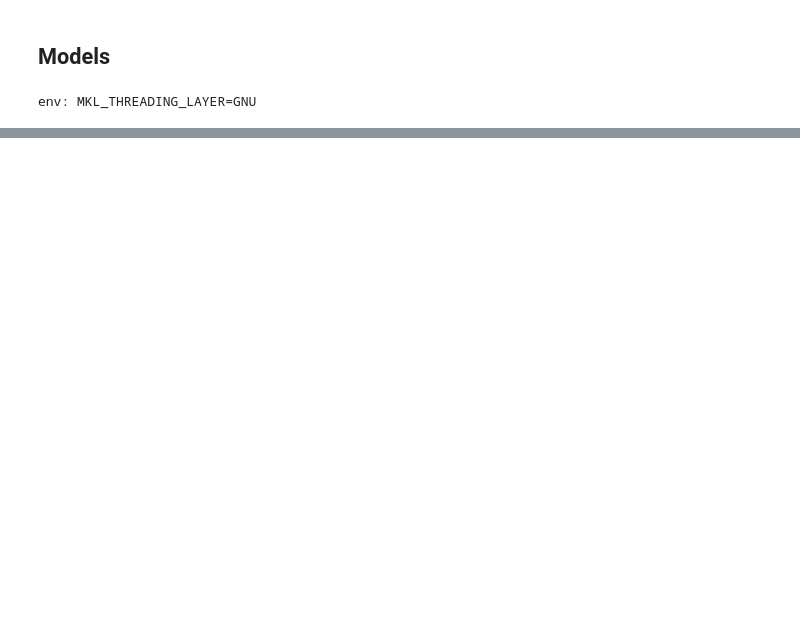
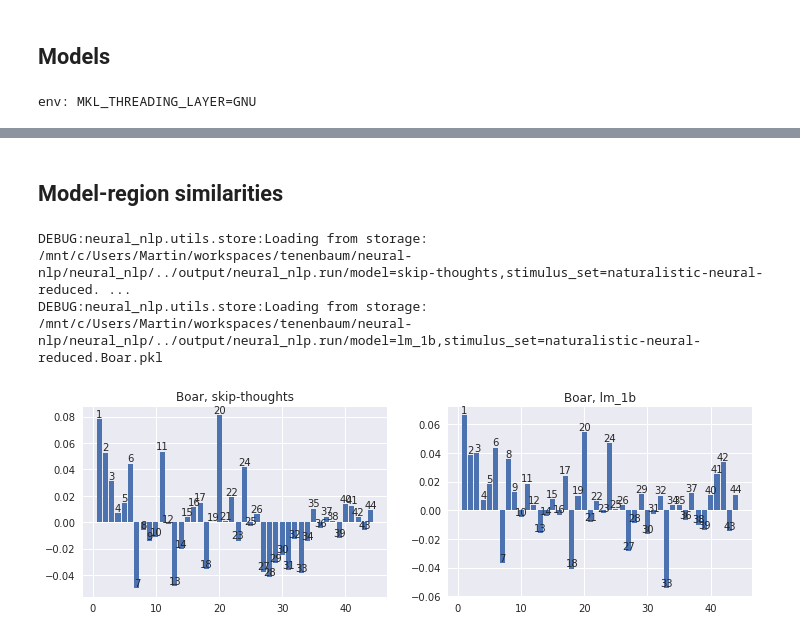
Before and after one commit to mschrimpf/neural-nlp, a Jupyter notebook: results/RDMs.ipynb, the cells around one changed output, grey strips where cells are left out. Drawn from its saved outputs; the diff is of its cells as text; code cells hidden in the pictures; blank space fills up the shorter version.

Commit message:
compute model-model and model-neural scores for the Boar story

```diff
--- a/results/RDMs.ipynb
+++ b/results/RDMs.ipynb
@@ -109,0 +116,24 @@ DEBUG:neural_nlp.utils.store:Loading from storage: /mnt/c/Users/Martin/workspace
+# %%
+import itertools
+import numpy as np
+from mkgu.metrics.rdm import RDM, RDMCorrelationCoefficient
+
+similarity = RDMCorrelationCoefficient()
+model_combinations = list(itertools.combinations(models, 2))
+
+fig, axes = pyplot.subplots(1, len(stories), figsize=(12, 3.5))
+for story, ax in zip(stories, axes):
+    scores = {}
+    for models in model_combinations:
+        encodings = (get_activations(model, 'naturalistic-neural-reduced.{}'.format(story)) for model in models)
+        similarities = [rdm(encoding) for encoding in encodings]
+        score = similarity(*similarities, rdm_dim='stimulus')
+        scores[models] = np.asscalar(score.values)
+    print(scores)
+    x, y = list(scores.keys()), list(scores.values())
+    ax.bar(range(len(x)), y)#, tick_label=x)
+    ax.set_ylim(0, 1)
+    ax.set_title(story)
+fig.show()
+pyplot.savefig('results/scores-intermodel.svg')
+pyplot.savefig('results/scores-intermodel.png')
@@ -109,0 +157,27 @@ DEBUG:neural_nlp.utils.store:Loading from storage: /mnt/c/Users/Martin/workspace
+# %% [markdown]
+## Model-region similarities
+# %%
+import numpy as np
+from neural_nlp import run
+
+fig, axes = pyplot.subplots(1, len(models), figsize=(12, 3.5))
+
+for i, story in enumerate(stories[0:1]):
+    for j, model in enumerate(models):
+        ax = axes[j]
+        ax.set_title("{}, {}".format(story, model))
+        scores = run(model, 'naturalistic-neural-reduced.{}'.format(story))
+        np.testing.assert_array_equal(scores.dims, ['region'])
+        bar = ax.bar(scores['region'].values, scores.values)
+
+        for rect, region in zip(bar.patches, scores['region']):
+            ax.text(rect.get_x() + rect.get_width() / 2, rect.get_height(),
+                    region.values, ha='center', va='bottom')
+
+pyplot.savefig('results/scores-{}.svg'.format(dataset_name))
+pyplot.savefig('results/scores-{}.png'.format(dataset_name))
+fig.show()
+# %% [output]
+DEBUG:neural_nlp.utils.store:Loading from storage: /mnt/c/Users/Martin/workspaces/tenenbaum/neural-nlp/neural_nlp/../output/neural_nlp.run/model=skip-thoughts,stimulus_set=naturalistic-neural-reduced. ...
+DEBUG:neural_nlp.utils.store:Loading from storage: /mnt/c/Users/Martin/workspaces/tenenbaum/neural-nlp/neural_nlp/../output/neural_nlp.run/model=lm_1b,stimulus_set=naturalistic-neural-reduced.Boar.pkl
+[figure, added]
```
Also changed, not shown: parts of 7 cells of this notebook.
